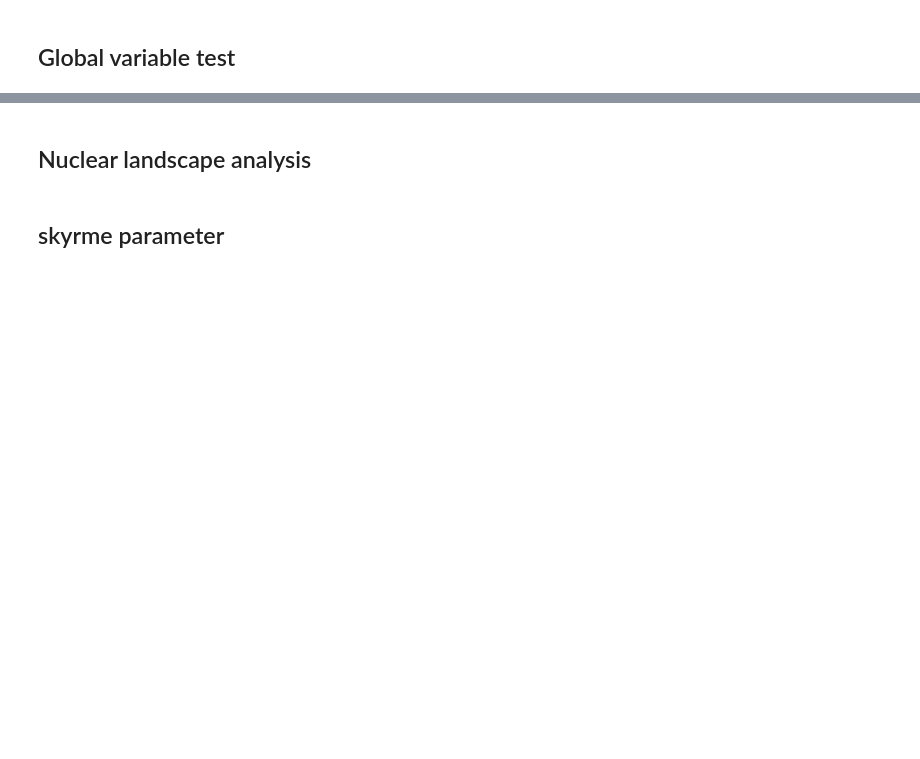
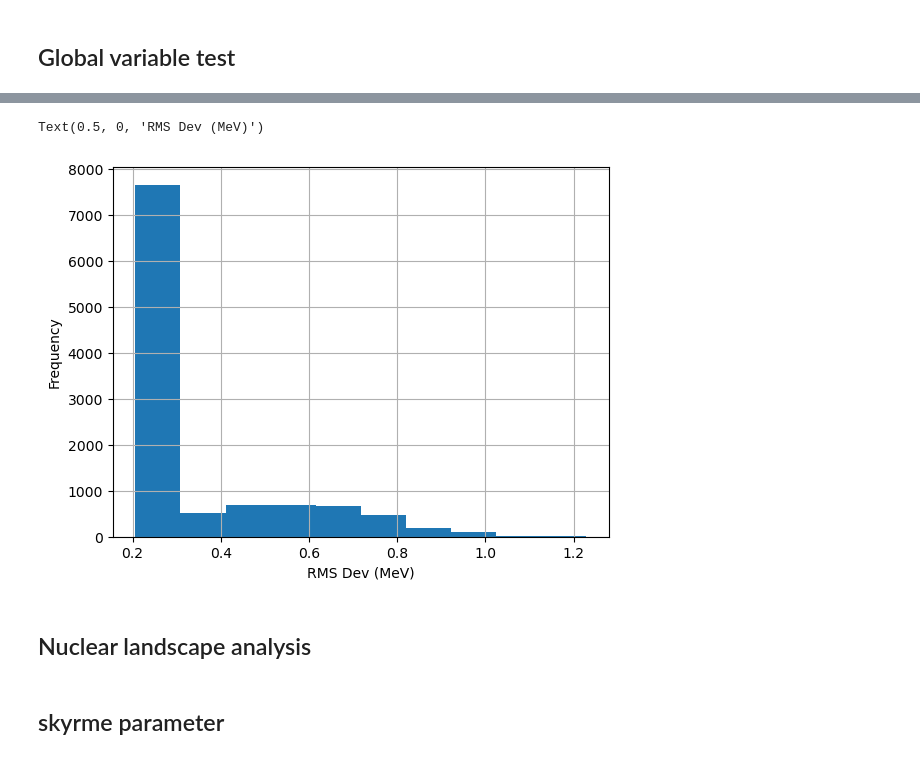
Before and after one commit to mzyudhistira/BSk24-Emu, a Jupyter notebook: analysis.ipynb, the cells around one changed output, grey strips where cells are left out. Cells and saved outputs as stored; diff of their text form; code cells hidden in the pictures; blank space fills up the shorter version.

```diff
--- a/analysis.ipynb
+++ b/analysis.ipynb
@@ -201,3 +200,10 @@ variant_skew    0.673 -0.161 -0.322   0.311    0.290   0.398    0.741
+# %%
+moment_df["rms_dev"].hist()
+plt.ylabel("Frequency")
+plt.xlabel("RMS Dev (MeV)")
+# %% [output]
+Text(0.5, 0, 'RMS Dev (MeV)')
+[figure, added]
 # %% [markdown]
 ## Nuclear landscape analysis
 # %%
```
Also changed, not shown: parts of 3 cells of this notebook.
